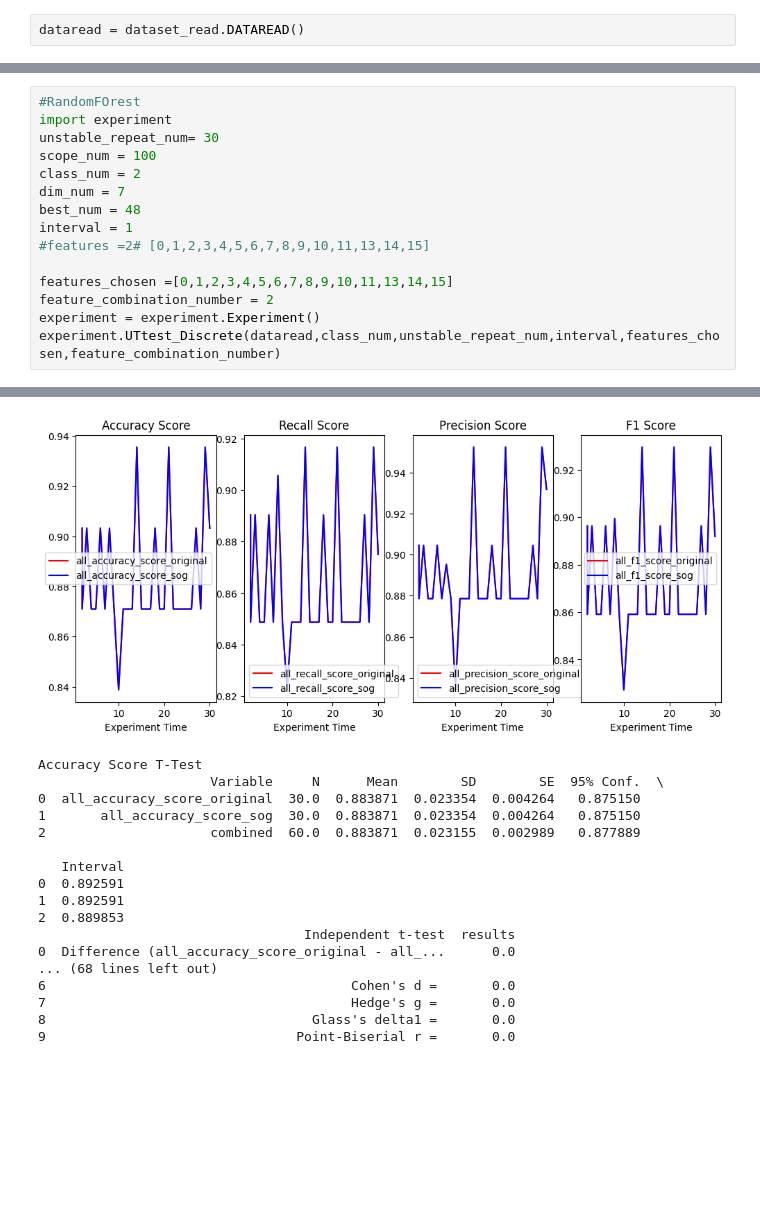
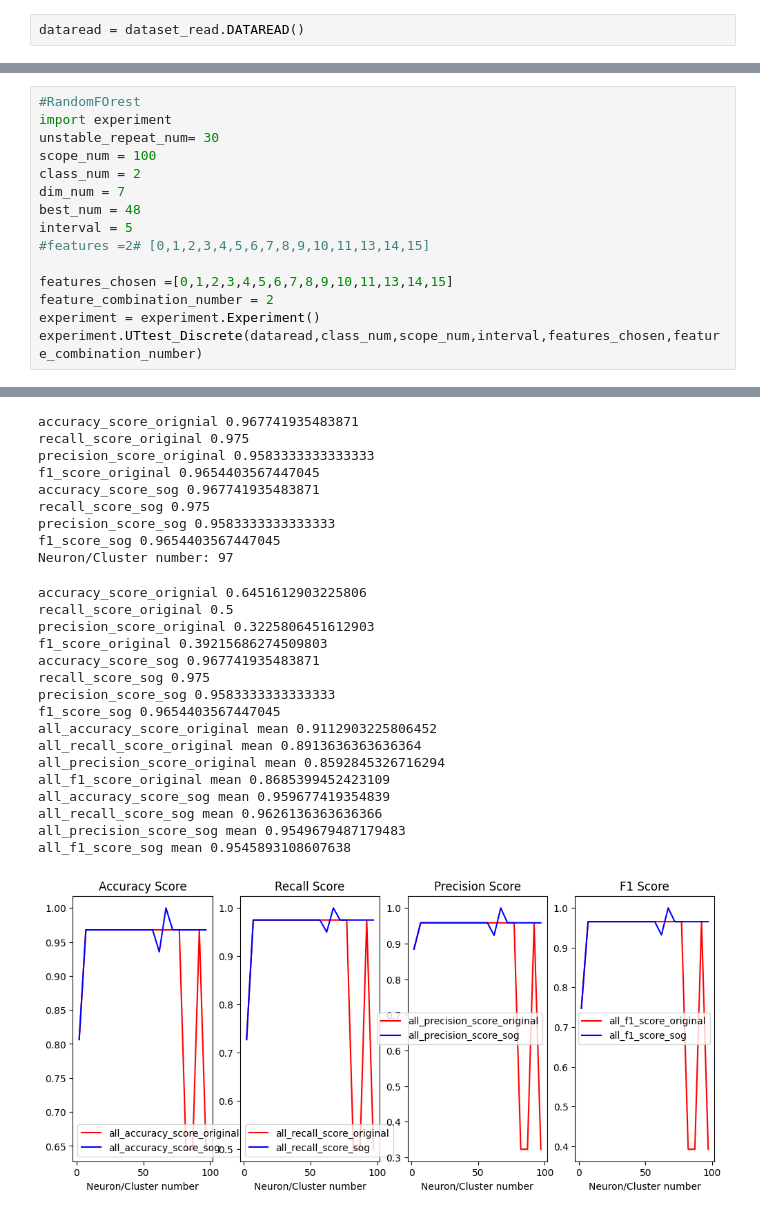
Before and after one commit to foolishfool/JupyterNotebook, a Jupyter notebook: SOM/SOG_Classficiation_ToddlerAutism.ipynb, the cells around one changed output, grey strips where cells are left out. Drawn from its saved outputs; the diff is of its cells as text; blank space fills up the shorter version.

```diff
--- a/SOM/SOG_Classficiation_ToddlerAutism.ipynb
+++ b/SOM/SOG_Classficiation_ToddlerAutism.ipynb
@@ -42,11 +42,11 @@ scope_num = 100
 class_num = 2
 dim_num = 7
 best_num = 48
-interval = 1
+interval = 5
 #features =2# [0,1,2,3,4,5,6,7,8,9,10,11,13,14,15]
 
 features_chosen =[0,1,2,3,4,5,6,7,8,9,10,11,13,14,15]
 feature_combination_number = 2
 experiment = experiment.Experiment()
-experiment.UTtest_Discrete(dataread,class_num,unstable_repeat_num,interval,features_chosen,feature_combination_number)
+experiment.UTtest_Discrete(dataread,class_num,scope_num,interval,features_chosen,feature_combination_number)
 # %% [output]
@@ -70,18 +88,26 @@ all_f1_score_sog mean 0.8737205431144984
+accuracy_score_orignial 0.967741935483871
+recall_score_original 0.975
+precision_score_original 0.9583333333333333
+f1_score_original 0.9654403567447045
+accuracy_score_sog 0.967741935483871
+recall_score_sog 0.975
+precision_score_sog 0.9583333333333333
+f1_score_sog 0.9654403567447045
+Neuron/Cluster number: 97
+accuracy_score_orignial 0.6451612903225806
+recall_score_original 0.5
+precision_score_original 0.3225806451612903
+f1_score_original 0.39215686274509803
+accuracy_score_sog 0.967741935483871
+recall_score_sog 0.975
+precision_score_sog 0.9583333333333333
+f1_score_sog 0.9654403567447045
+all_accuracy_score_original mean 0.9112903225806452
+all_recall_score_original mean 0.8913636363636364
+all_precision_score_original mean 0.8592845326716294
+all_f1_score_original mean 0.8685399452423109
+all_accuracy_score_sog mean 0.959677419354839
+all_recall_score_sog mean 0.9626136363636366
+all_precision_score_sog mean 0.9549679487179483
+all_f1_score_sog mean 0.9545893108607638
-[figure, old version]
+[figure, new version]
-Accuracy Score T-Test
-                      Variable     N      Mean        SD        SE  95% Conf.  \
-0  all_accuracy_score_original  30.0  0.883871  0.023354  0.004264   0.875150
-1       all_accuracy_score_sog  30.0  0.883871  0.023354  0.004264   0.875150
-2                     combined  60.0  0.883871  0.023155  0.002989   0.877889
-
-   Interval
-0  0.892591
-1  0.892591
-2  0.889853
-                                  Independent t-test  results
-0  Difference (all_accuracy_score_original - all_...      0.0
-... (68 lines left out)
-6                                       Cohen's d =       0.0
-7                                       Hedge's g =       0.0
-8                                  Glass's delta1 =       0.0
-9                                Point-Biserial r =       0.0
```
Also changed, not shown: parts of 3 cells of this notebook, 24 other files.
